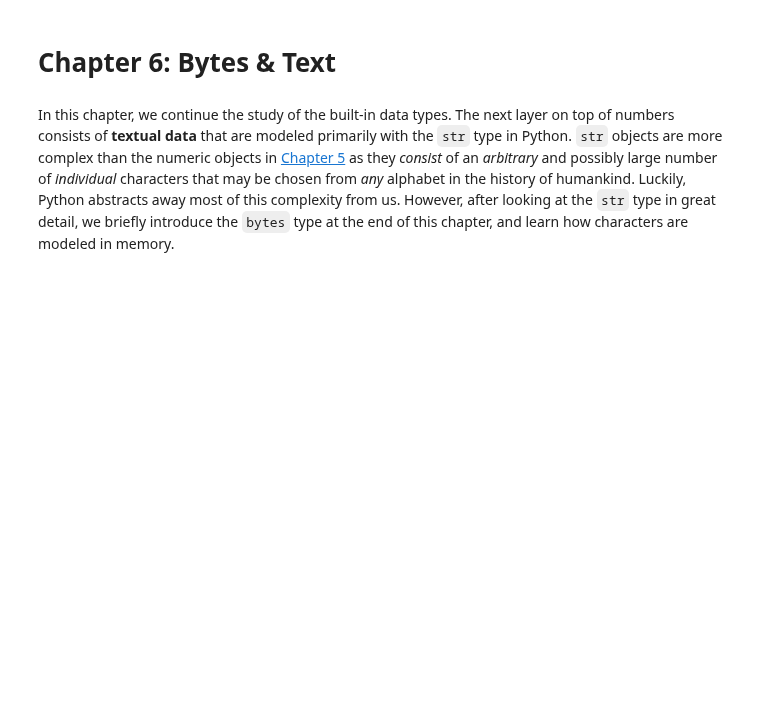
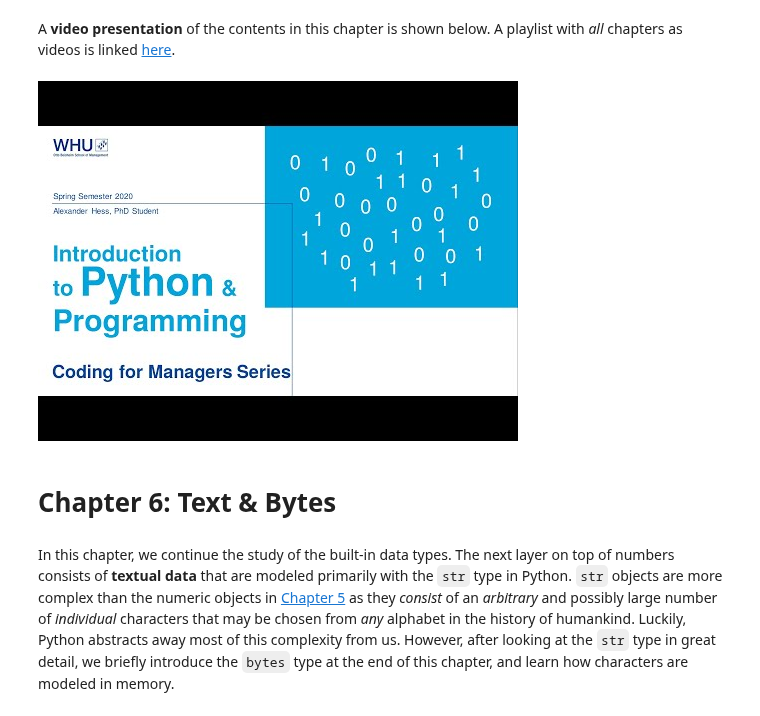
Before and after one commit to webartifex/intro-to-python, a Jupyter notebook: 06_text_00_lecture.ipynb, the cells around one changed output. Saved outputs shown, nothing was run; the diff lists cells and outputs as text; code cells hidden in the pictures; blank space fills up the shorter version.

Commit message:
Add video and streamline content

```diff
--- a/06_text_00_lecture.ipynb
+++ b/06_text_00_lecture.ipynb
@@ -1,5 +1,12 @@
+# %% [markdown]
+A **video presentation** of the contents in this chapter is shown below. A playlist with *all* chapters as videos is linked [here](https://www.youtube.com/playlist?list=PL-2JV1G3J10lQ2xokyQowcRJI5jjNfW7f).
+# %%
+from IPython.display import YouTubeVideo
+YouTubeVideo("3WTRlgN09sM", width="60%")
+# %% [output]
+[figure, added]
 # %% [markdown]
-# Chapter 6: Bytes & Text
+# Chapter 6: Text & Bytes
 # %% [markdown]
 In this chapter, we continue the study of the built-in data types. The next layer on top of numbers consists of **textual data** that are modeled primarily with the `str` type in Python. `str` objects are more complex than the numeric objects in [Chapter 5](https://nbviewer.jupyter.org/github/webartifex/intro-to-python/blob/master/05_numbers_00_lecture.ipynb) as they *consist* of an *arbitrary* and possibly large number of *individual* characters that may be chosen from *any* alphabet in the history of humankind. Luckily, Python abstracts away most of this complexity from us. However, after looking at the `str` type in great detail, we briefly introduce the `bytes` type at the end of this chapter, and learn how characters are modeled in memory.
 # %% [markdown]
```
Also changed, not shown: parts of 12 cells of this notebook, 2 other files.
